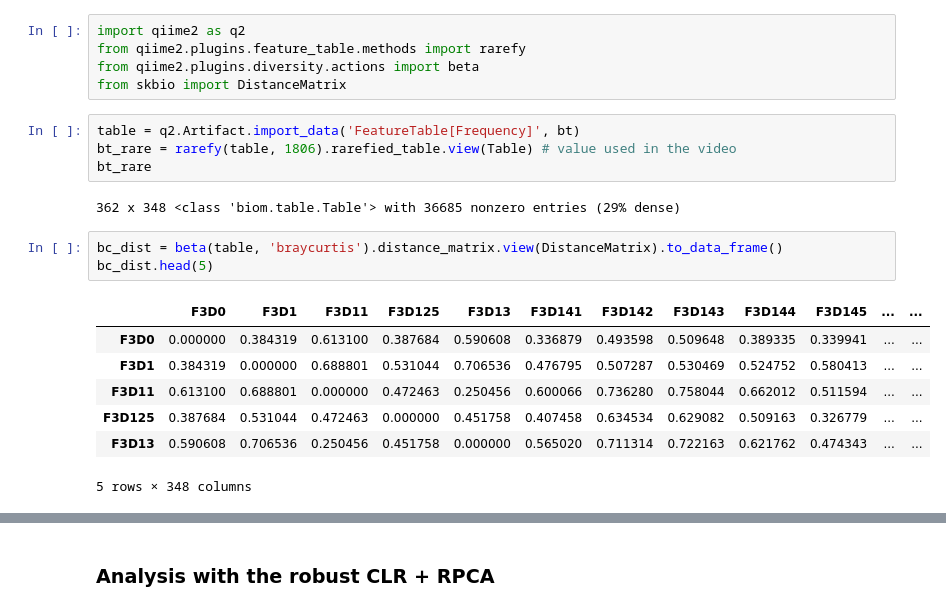
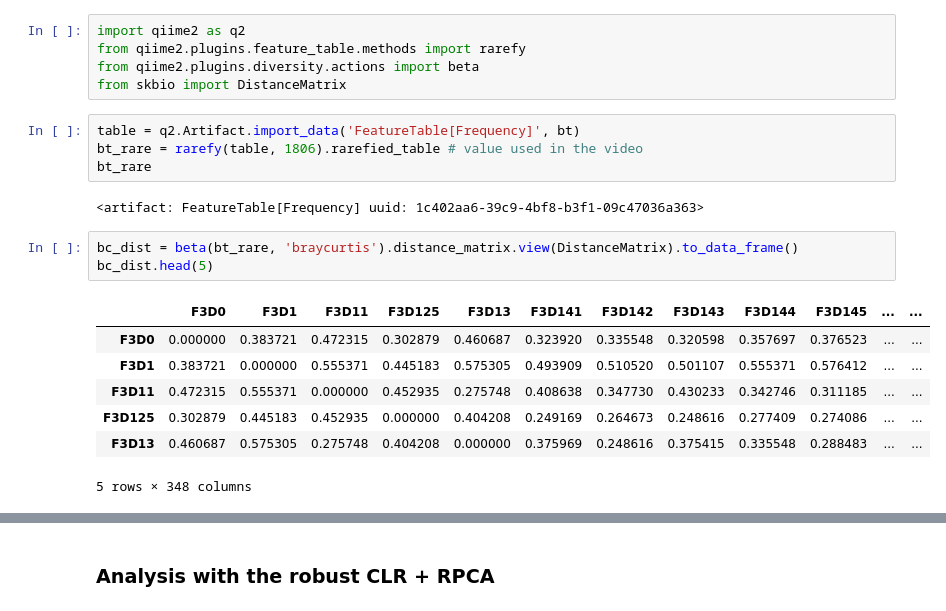
Before and after one commit to cameronmartino/scale-dist-example, a Jupyter notebook: rclr-bc-compare.ipynb, the cells around one changed output, grey strips where cells are left out. Cells and saved outputs as stored; diff of their text form.

```diff
--- a/rclr-bc-compare.ipynb
+++ b/rclr-bc-compare.ipynb
@@ -36,20 +36,20 @@ from qiime2.plugins.diversity.actions import beta
 from skbio import DistanceMatrix
 # %%
 table = q2.Artifact.import_data('FeatureTable[Frequency]', bt)
-bt_rare = rarefy(table, 1806).rarefied_table.view(Table) # value used in the video
+bt_rare = rarefy(table, 1806).rarefied_table # value used in the video
 bt_rare
 # %% [output]
-362 x 348 <class 'biom.table.Table'> with 36685 nonzero entries (29% dense)
+<artifact: FeatureTable[Frequency] uuid: 1c402aa6-39c9-4bf8-b3f1-09c47036a363>
 # %%
-bc_dist = beta(table, 'braycurtis').distance_matrix.view(DistanceMatrix).to_data_frame()
+bc_dist = beta(bt_rare, 'braycurtis').distance_matrix.view(DistanceMatrix).to_data_frame()
 bc_dist.head(5)
 # %% [output]
 |  | F3D0 | F3D1 | F3D11 | F3D125 | F3D13 | F3D141 | F3D142 | F3D143 | F3D144 | F3D145 | ... | ... |
-| F3D0 | 0.000000 | 0.384319 | 0.613100 | 0.387684 | 0.590608 | 0.336879 | 0.493598 | 0.509648 | 0.389335 | 0.339941 | ... | ... |
-| F3D1 | 0.384319 | 0.000000 | 0.688801 | 0.531044 | 0.706536 | 0.476795 | 0.507287 | 0.530469 | 0.524752 | 0.580413 | ... | ... |
-| F3D11 | 0.613100 | 0.688801 | 0.000000 | 0.472463 | 0.250456 | 0.600066 | 0.736280 | 0.758044 | 0.662012 | 0.511594 | ... | ... |
-| F3D125 | 0.387684 | 0.531044 | 0.472463 | 0.000000 | 0.451758 | 0.407458 | 0.634534 | 0.629082 | 0.509163 | 0.326779 | ... | ... |
-| F3D13 | 0.590608 | 0.706536 | 0.250456 | 0.451758 | 0.000000 | 0.565020 | 0.711314 | 0.722163 | 0.621762 | 0.474343 | ... | ... |
+| F3D0 | 0.000000 | 0.383721 | 0.472315 | 0.302879 | 0.460687 | 0.323920 | 0.335548 | 0.320598 | 0.357697 | 0.376523 | ... | ... |
+| F3D1 | 0.383721 | 0.000000 | 0.555371 | 0.445183 | 0.575305 | 0.493909 | 0.510520 | 0.501107 | 0.555371 | 0.576412 | ... | ... |
+| F3D11 | 0.472315 | 0.555371 | 0.000000 | 0.452935 | 0.275748 | 0.408638 | 0.347730 | 0.430233 | 0.342746 | 0.311185 | ... | ... |
+| F3D125 | 0.302879 | 0.445183 | 0.452935 | 0.000000 | 0.404208 | 0.249169 | 0.264673 | 0.248616 | 0.277409 | 0.274086 | ... | ... |
+| F3D13 | 0.460687 | 0.575305 | 0.275748 | 0.404208 | 0.000000 | 0.375969 | 0.248616 | 0.375415 | 0.335548 | 0.288483 | ... | ... |
 5 rows × 348 columns
 # %%
 bc_dists_compare = bc_dist.stack().reset_index()
```
Also changed, not shown: parts of 2 cells of this notebook.
